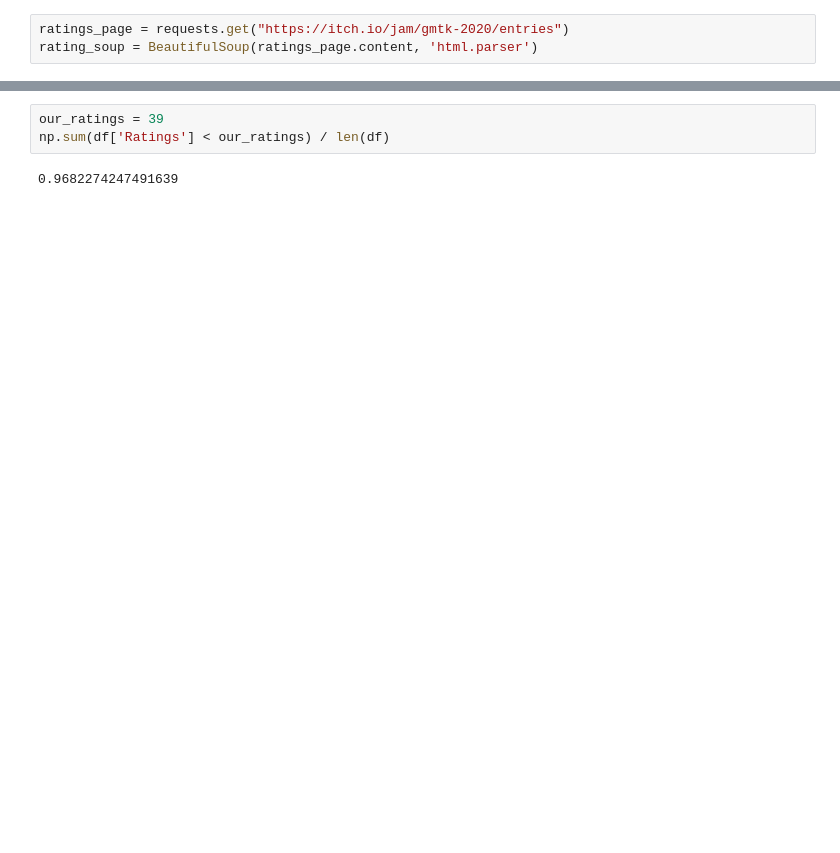
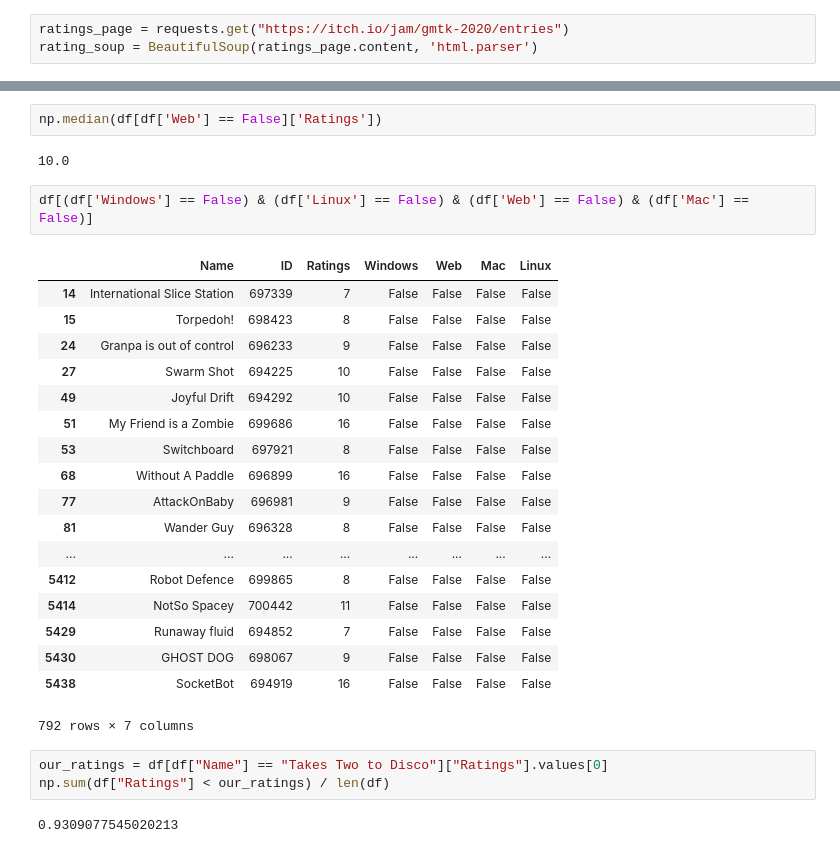
Before and after one commit to CodyEthanJordan/GMTK2020_OutOfControl, a Jupyter notebook: ScrapingOutStats.ipynb, the cells around one changed output, grey strips where cells are left out. Cells and saved outputs as stored; diff of their text form; blank space fills up the shorter version.

```diff
--- a/ScrapingOutStats.ipynb
+++ b/ScrapingOutStats.ipynb
@@ -52,8 +103,33 @@ with plt.xkcd():
+# %%
+np.median(df[df['Web'] == False]['Ratings'])
+# %% [output]
+10.0
+# %%
+df[(df['Windows'] == False) & (df['Linux'] == False) & (df['Web'] == False) & (df['Mac'] == False)]
+# %% [output]
+|  | Name | ID | Ratings | Windows | Web | Mac | Linux |
+| 14 | International Slice Station | 697339 | 7 | False | False | False | False |
+| 15 | Torpedoh! | 698423 | 8 | False | False | False | False |
+| 24 | Granpa is out of control | 696233 | 9 | False | False | False | False |
+| 27 | Swarm Shot | 694225 | 10 | False | False | False | False |
+| 49 | Joyful Drift | 694292 | 10 | False | False | False | False |
+| 51 | My Friend is a Zombie | 699686 | 16 | False | False | False | False |
+| 53 | Switchboard | 697921 | 8 | False | False | False | False |
+| 68 | Without A Paddle | 696899 | 16 | False | False | False | False |
+| 77 | AttackOnBaby | 696981 | 9 | False | False | False | False |
+| 81 | Wander Guy | 696328 | 8 | False | False | False | False |
+| ... | ... | ... | ... | ... | ... | ... | ... |
+| 5412 | Robot Defence | 699865 | 8 | False | False | False | False |
+| 5414 | NotSo Spacey | 700442 | 11 | False | False | False | False |
+| 5429 | Runaway fluid | 694852 | 7 | False | False | False | False |
+| 5430 | GHOST DOG | 698067 | 9 | False | False | False | False |
+| 5438 | SocketBot | 694919 | 16 | False | False | False | False |
+792 rows × 7 columns
 # %%
-our_ratings = 39
-np.sum(df['Ratings'] < our_ratings) / len(df)
+our_ratings = df[df["Name"] == "Takes Two to Disco"]["Ratings"].values[0]
+np.sum(df["Ratings"] < our_ratings) / len(df)
 # %% [output]
-0.9682274247491639
+0.9309077545020213
 # %%
 len(df)
 # %% [output]
```
Also changed, not shown: parts of 14 cells of this notebook, 2 other files.
